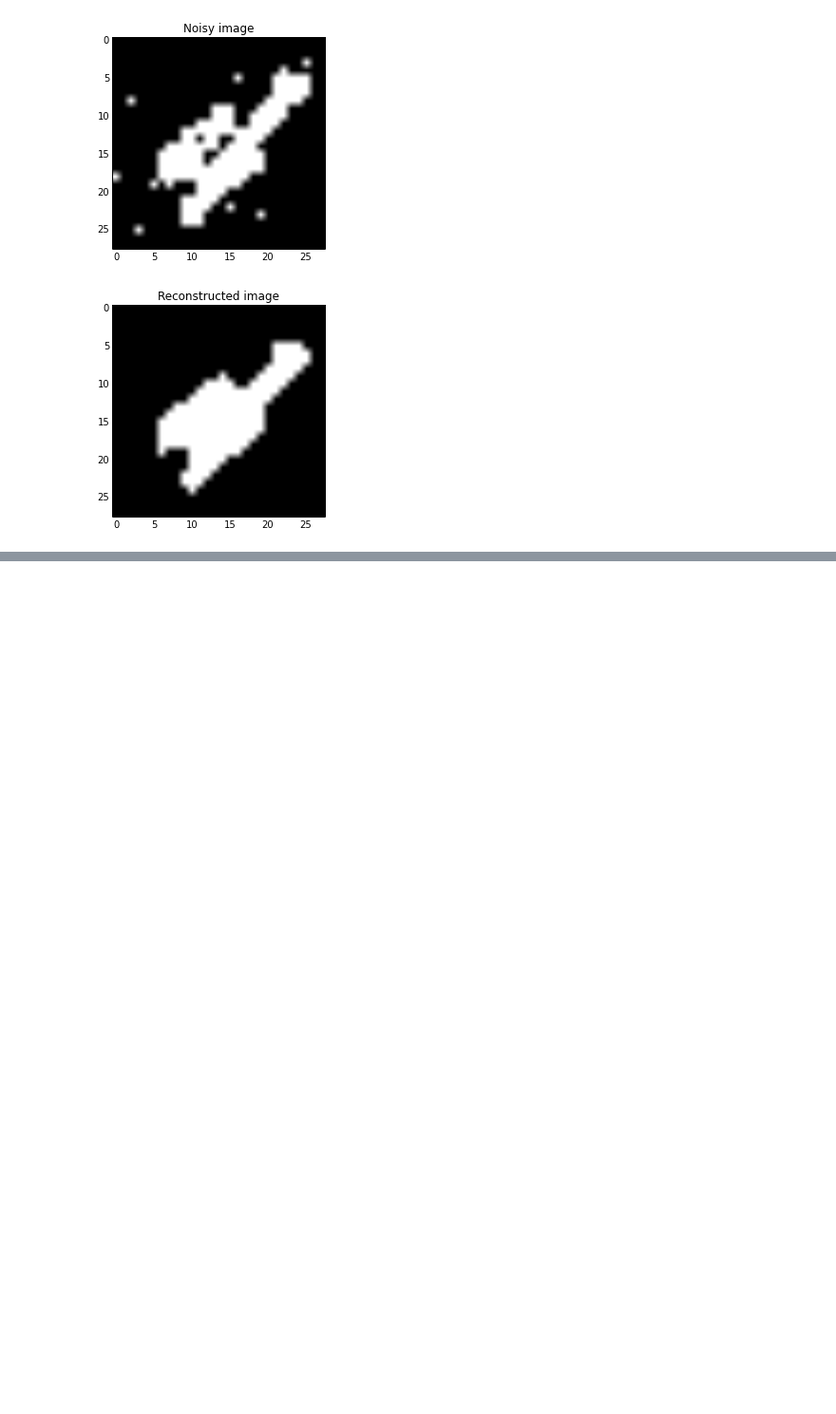
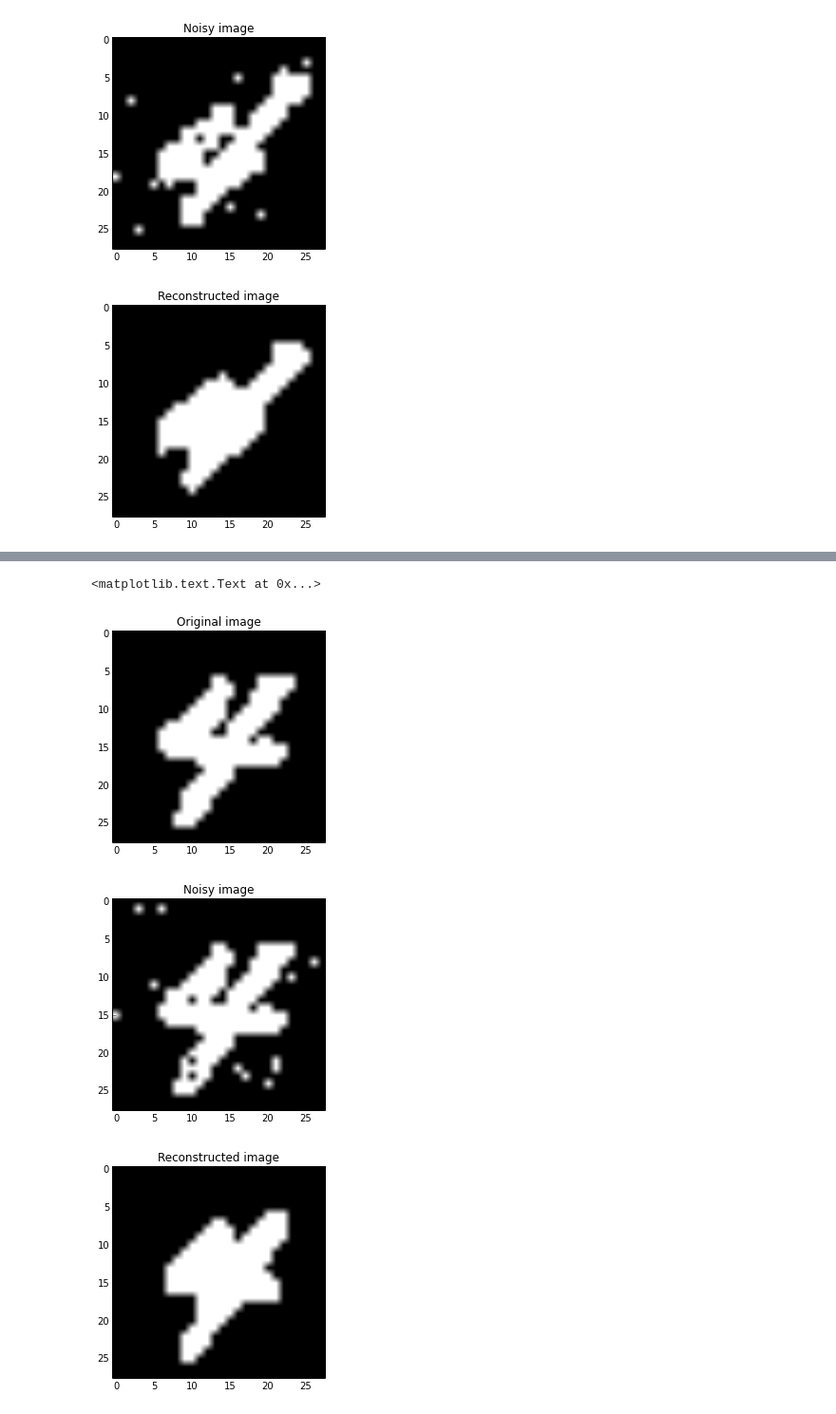
Before and after one commit to roshanjrajan/CS498-AML, a Jupyter notebook: hw7/hw7.ipynb, the cells around one changed output, grey strips where cells are left out. Shown at 95% size. Cells and saved outputs as stored; diff of their text form; code cells hidden in the pictures; blank space fills up the shorter version.

```diff
--- a/hw7/hw7.ipynb
+++ b/hw7/hw7.ipynb
@@ -225,0 +258,14 @@ plt.title('Reconstructed image')
+# %%
+plt.imshow(im_data[accs_2_min],cmap="gray")
+plt.title('Original image')
+plt.figure()
+plt.imshow(im_data_f[accs_2_min],cmap="gray")
+plt.title('Noisy image')
+plt.figure()
+plt.imshow(im_data_denoised_2[accs_2_min],cmap="gray")
+plt.title('Reconstructed image')
+# %% [output]
+<matplotlib.text.Text at 0x...>
+[figure, added]
+[figure, added]
+[figure, added]
```
Also changed, not shown: parts of 6 cells of this notebook.
